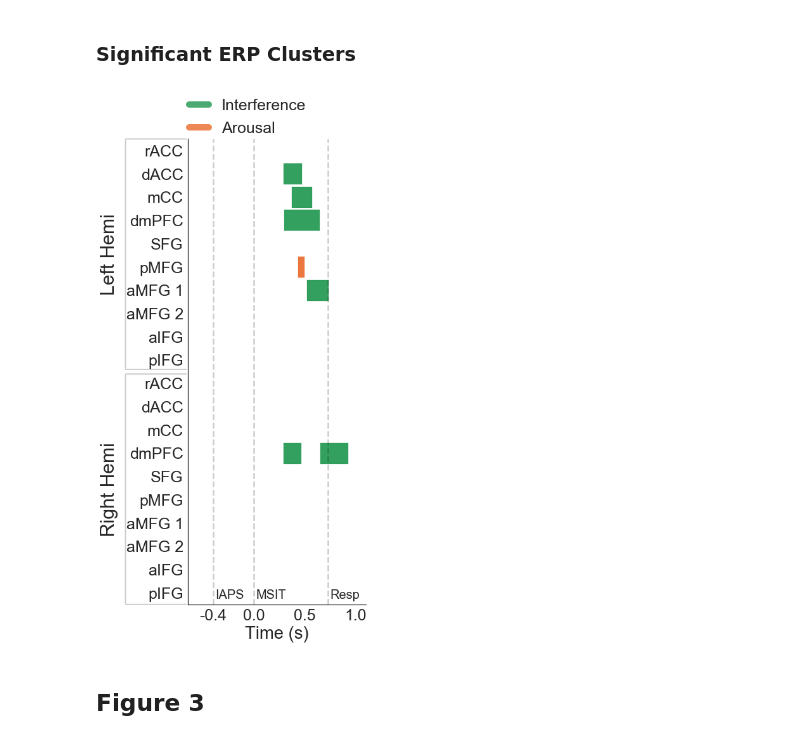
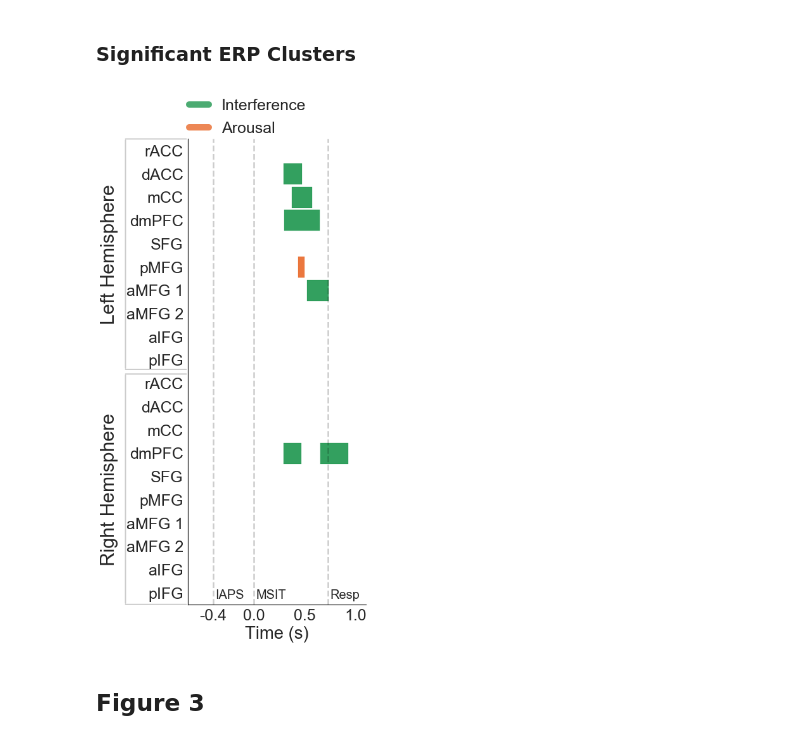
Before and after one commit to mghneurotherapeutics/EMOTE-afMSIT, a Jupyter notebook: afMSIT_Figures.ipynb, the cells around one changed output. Drawn from its saved outputs; the diff is of its cells as text; code cells hidden in the pictures.

```diff
--- a/afMSIT_Figures.ipynb
+++ b/afMSIT_Figures.ipynb
@@ -735,7 +735,6 @@ freq = 15
 contrasts = ['Interference','DBS']
 palettes = [ ['#7b3294','#008837'], ['#0571b0','#ca0020'] ]
 annotations = [ ['Control', 'Interference'], ['DBS OFF','DBS ON'] ]
-ylabel = 'Current Density'
 y1, y2 = -0.2, 0.25
 
 #~~~~~~~~~~~~~~~~~~~~~~~~~~~~~~~~~~~~~~~~~~~~~~~~~~~#
@@ -790,17 +789,13 @@ for n in range(2):
 
     for m in range(2):
 
-        ## Universal edits.
-        axes[n,m].spines['right'].set_visible(False)
-        axes[n,m].spines['top'].set_visible(False)
-
         ## Stimulus-locked edits.
         if not m:
 
             ## Fix axes.
             xticks = np.array([0.0, 0.4, 0.9, 1.4])
             axes[n,m].set(xticks=xticks, xticklabels=xticks - 0.4,
-                          xlim=(-0.25,1.5), ylabel=ylabel, ylim=(y1,y2))
+                          xlim=(-0.25,1.5), ylabel='dACC Current Density', ylim=(y1,y2))
 
 
             ## Add markers.
@@ -813,7 +808,7 @@ for n in range(2):
 
             ## Fix axes.
             xticks = np.array([-1.0, -0.5, 0.0, 0.5, 1.0])
-            axes[n,m].set(xticks=xticks, xlim=(-1.0, 1.0), ylabel=ylabel)
+            axes[n,m].set(xticks=xticks, xlim=(-1.0, 1.0))
 
             ## Add markers
             axes[n,m].text(0.02,y1+np.abs(y1*0.05),'Resp',fontsize=22)
@@ -898,36 +895,36 @@ ax.set(xticks=xticks, xticklabels=xticks-0.4, xlim=(-0.25,1.5),xlabel='Time (s)'
 
 ## Fix y-axis.
 labels = ['rACC', 'dACC', 'mCC', 'dmPFC', 'SFG', 'pMFG', 'aMFG 1', 'aMFG 2', 'aIFG', 'pIFG'] * 2
 ax.set(yticks=np.arange(len(labels))+0.5, yticklabels=labels[::-1], ylim=(0,len(labels)))
 
 ## Add dendrograms.
 def dendrogram(ax, x, y1, y2, text):
 
     ## Parameters
     lw = 2.0
     alpha = 0.2
 
     ## Drawing
     ax.annotate('', (x, y1), xycoords='axes fraction', xytext=(x,y2),
                 arrowprops=dict(arrowstyle='-', color='k',  linewidth=lw, alpha=alpha))
     ax.annotate('', (x*1.02,y1), xycoords='axes fraction', xytext=(-1e-3,y1),
                 arrowprops=dict(arrowstyle='-', color='k',  linewidth=lw, alpha=alpha))
     ax.annotate('', (x*1.02,y2), xycoords='axes fraction', xytext=(-1e-3,y2),
                 arrowprops=dict(arrowstyle='-', color='k',  linewidth=lw, alpha=alpha))
     ax.annotate(text, (0,0), xycoords='axes fraction', xytext=(x*1.4, np.mean([y1,y2])),
                 rotation=90, va='center')
 
-dendrogram(ax, -0.35, 0, 0.495, 'Right Hemi')
-dendrogram(ax, -0.35, 0.505, 1, 'Left Hemi')
+dendrogram(ax, -0.35, 0, 0.495, 'Right Hemisphere')
+dendrogram(ax, -0.35, 0.505, 1, 'Left Hemisphere')
 
 sns.despine()
 plt.subplots_adjust(left=0.325, right=0.975, top=0.925, bottom=0.075)
 plt.savefig('plots/manuscript/fig2/all_erps.png', dpi=180)
 plt.savefig('plots/manuscript/fig2/all_erps.svg', dpi=180)
 plt.show()
 plt.close()
 # %% [output]
-[figure, old version]
+[figure, new version]
 # %% [markdown]
 ## Figure 3
 # %% [markdown]
```
Also changed, not shown: parts of 1 cell of this notebook.
